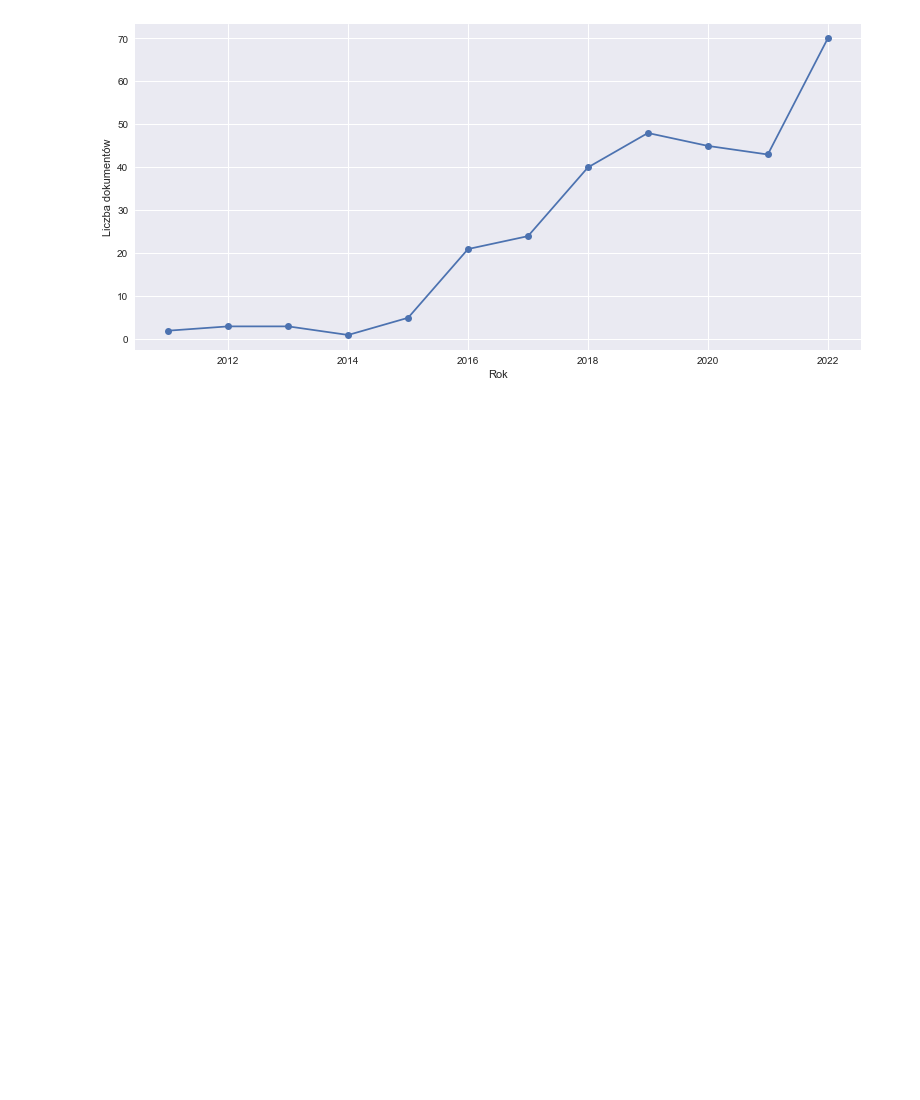
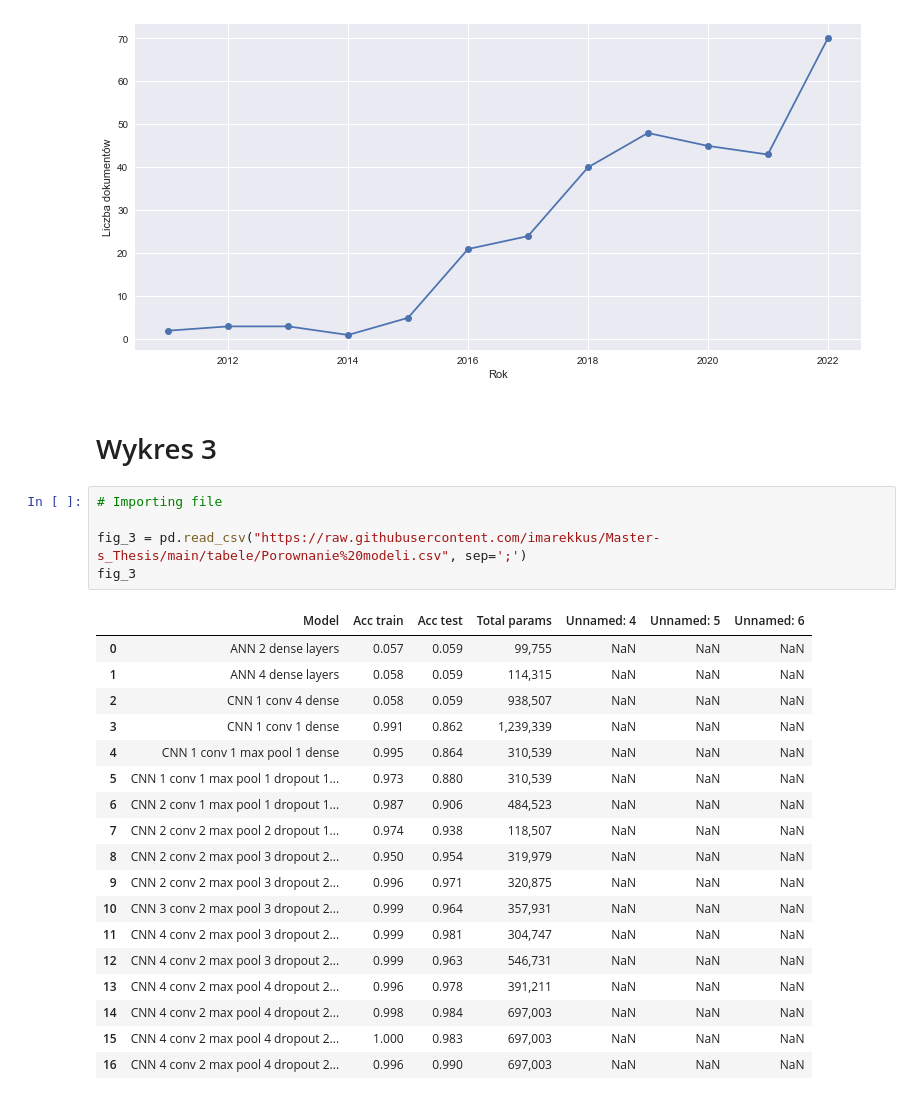
Before and after one commit to imarekkus/Master-s_Thesis, a Jupyter notebook: kody/wykresy.ipynb, the cells around one changed output. Cells and saved outputs as stored; diff of their text form; blank space fills up the shorter version.

```diff
--- a/kody/wykresy.ipynb
+++ b/kody/wykresy.ipynb
@@ -133,3 +133,29 @@ plt.ylabel('Liczba dokumentów')
 plt.show()
 # %% [output]
 [figure]
+# %% [markdown]
+# Wykres 3
+# %%
+# Importing file
+
+fig_3 = pd.read_csv("https://raw.githubusercontent.com/imarekkus/Master-s_Thesis/main/tabele/Porownanie%20modeli.csv", sep=';')
+fig_3
+# %% [output]
+|  | Model | Acc train | Acc test | Total params | Unnamed: 4 | Unnamed: 5 | Unnamed: 6 |
+| 0 | ANN 2 dense layers | 0.057 | 0.059 | 99,755 | NaN | NaN | NaN |
+| 1 | ANN 4 dense layers | 0.058 | 0.059 | 114,315 | NaN | NaN | NaN |
+| 2 | CNN 1 conv 4 dense | 0.058 | 0.059 | 938,507 | NaN | NaN | NaN |
+| 3 | CNN 1 conv 1 dense | 0.991 | 0.862 | 1,239,339 | NaN | NaN | NaN |
+| 4 | CNN 1 conv 1 max pool 1 dense | 0.995 | 0.864 | 310,539 | NaN | NaN | NaN |
+| 5 | CNN 1 conv 1 max pool 1 dropout 1... | 0.973 | 0.880 | 310,539 | NaN | NaN | NaN |
+| 6 | CNN 2 conv 1 max pool 1 dropout 1... | 0.987 | 0.906 | 484,523 | NaN | NaN | NaN |
+| 7 | CNN 2 conv 2 max pool 2 dropout 1... | 0.974 | 0.938 | 118,507 | NaN | NaN | NaN |
+| 8 | CNN 2 conv 2 max pool 3 dropout 2... | 0.950 | 0.954 | 319,979 | NaN | NaN | NaN |
+| 9 | CNN 2 conv 2 max pool 3 dropout 2... | 0.996 | 0.971 | 320,875 | NaN | NaN | NaN |
+| 10 | CNN 3 conv 2 max pool 3 dropout 2... | 0.999 | 0.964 | 357,931 | NaN | NaN | NaN |
+| 11 | CNN 4 conv 2 max pool 3 dropout 2... | 0.999 | 0.981 | 304,747 | NaN | NaN | NaN |
+| 12 | CNN 4 conv 2 max pool 3 dropout 2... | 0.999 | 0.963 | 546,731 | NaN | NaN | NaN |
+| 13 | CNN 4 conv 2 max pool 4 dropout 2... | 0.996 | 0.978 | 391,211 | NaN | NaN | NaN |
+| 14 | CNN 4 conv 2 max pool 4 dropout 2... | 0.998 | 0.984 | 697,003 | NaN | NaN | NaN |
+| 15 | CNN 4 conv 2 max pool 4 dropout 2... | 1.000 | 0.983 | 697,003 | NaN | NaN | NaN |
+| 16 | CNN 4 conv 2 max pool 4 dropout 2... | 0.996 | 0.990 | 697,003 | NaN | NaN | NaN |
```
Also changed, not shown: parts of 1 cell of this notebook, 2 other files.
